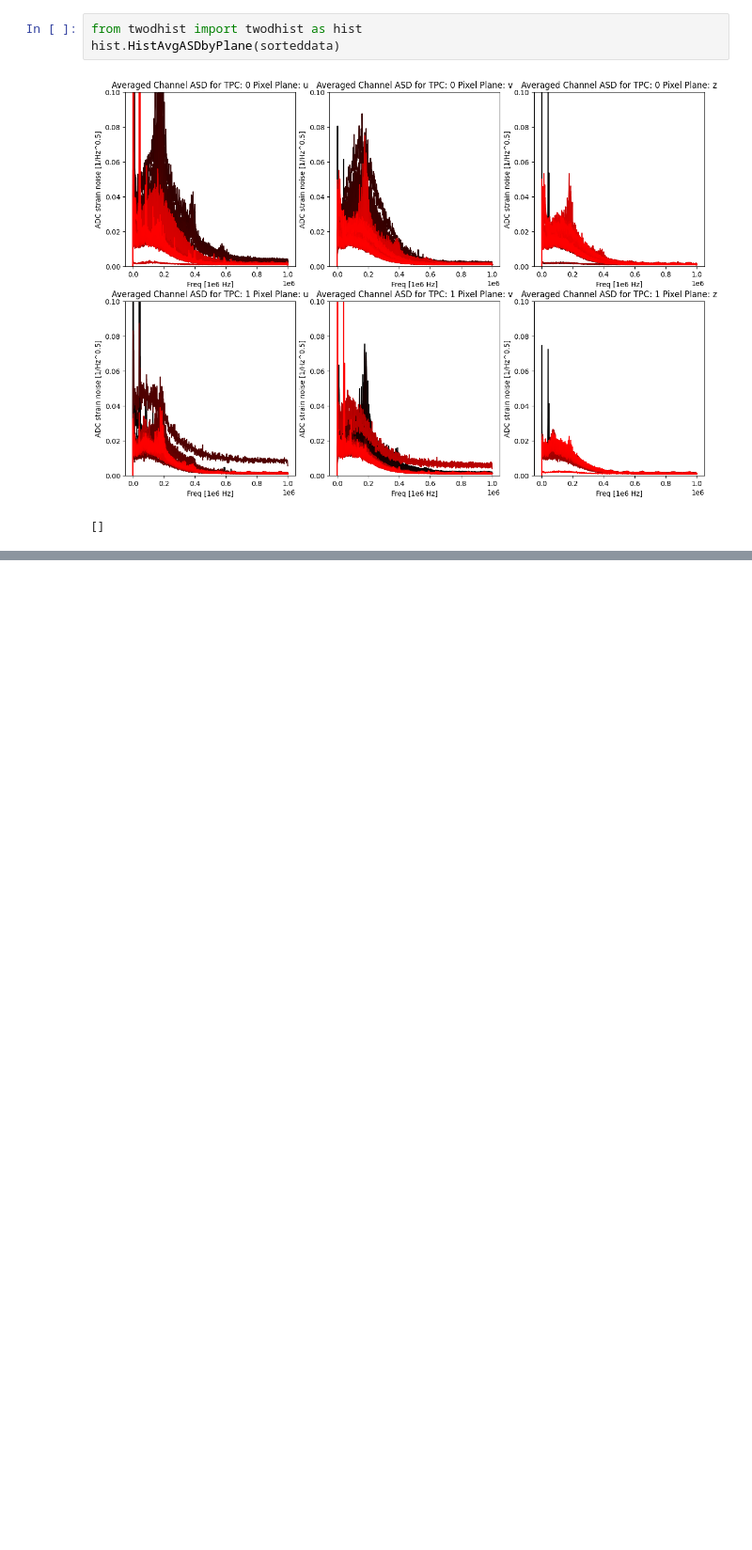
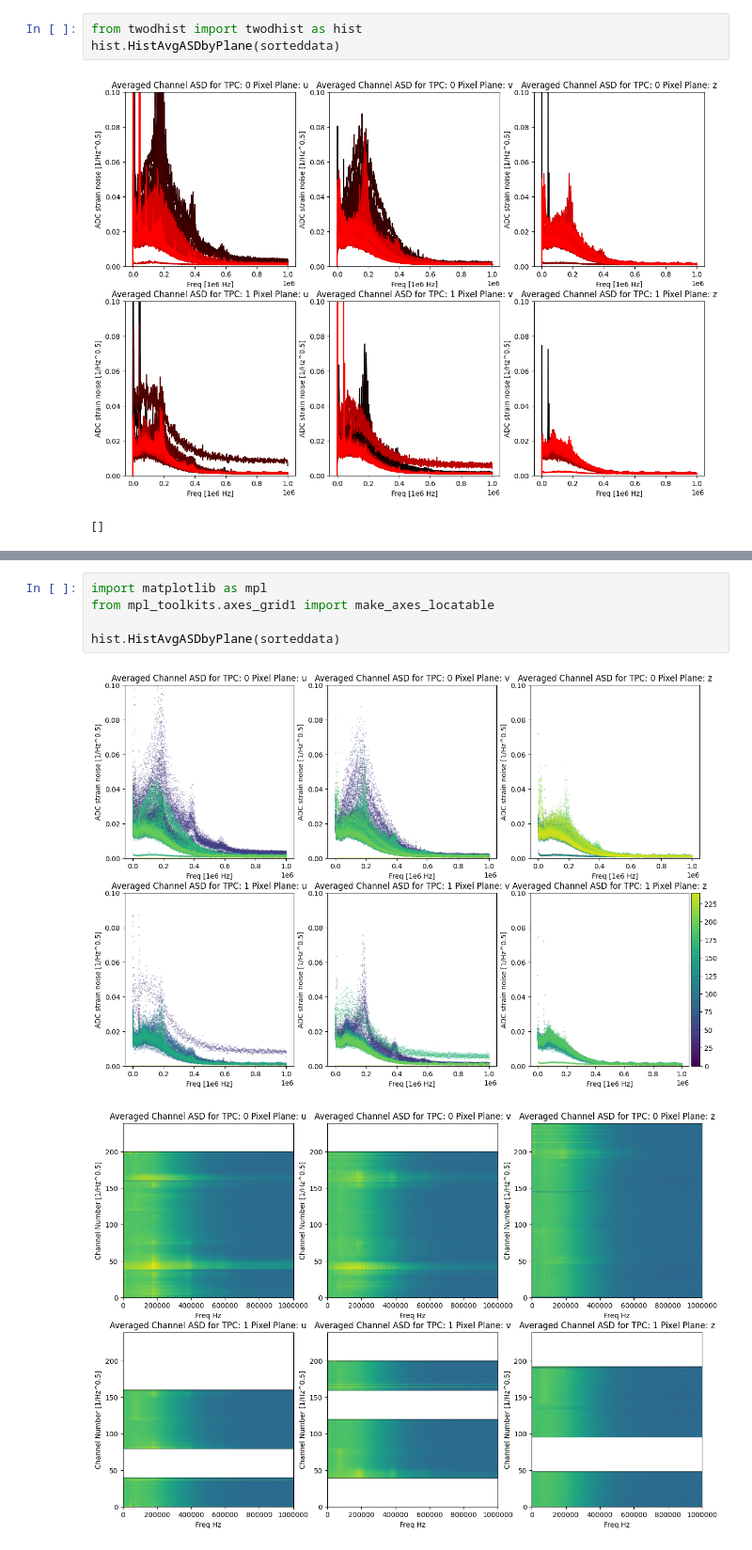
Before and after one commit to mking99456/ICEBERG_Noise_Modeling, a Jupyter notebook: src/filemaskhist_demo.ipynb, the cells around one changed output, grey strips where cells are left out. Shown at 94% size. Cells and saved outputs as stored; diff of their text form; blank space fills up the shorter version.

Commit message:
Added new method to twodhist
Added new method to twodhist for producing 2D noise plots

```diff
--- a/src/filemaskhist_demo.ipynb
+++ b/src/filemaskhist_demo.ipynb
@@ -50,0 +55,8 @@ hist.HistAvgASDbyPlane(sorteddata)
+# %%
+import matplotlib as mpl
+from mpl_toolkits.axes_grid1 import make_axes_locatable
+
+hist.HistAvgASDbyPlane(sorteddata)
+# %% [output]
+[figure, added]
+[figure, added]
```
Also changed, not shown: parts of 1 cell of this notebook, 1 other file.
